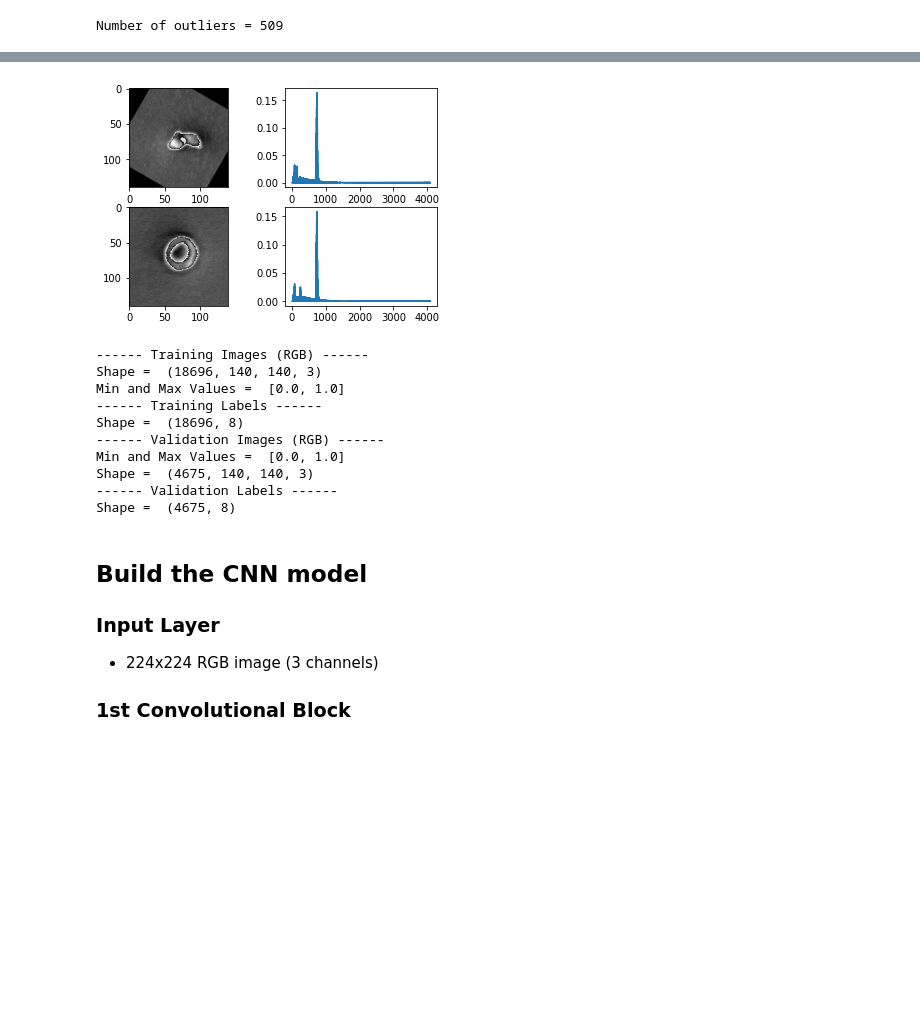
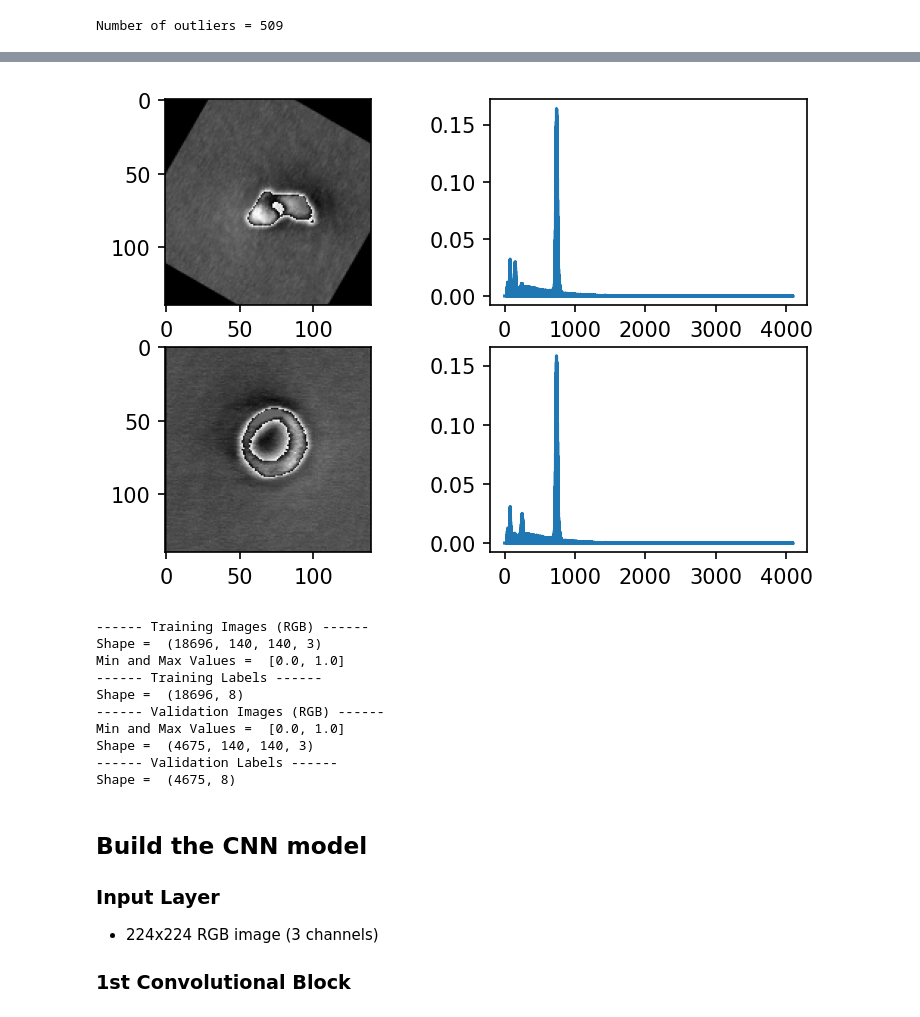
Before and after one commit to adbonzanini/ML-for-plasmas, a Jupyter notebook: Defect_Classification/Defect_Classification_CNN.ipynb, the cells around one changed output, grey strips where cells are left out. Saved outputs shown, nothing was run; the diff lists cells and outputs as text; code cells hidden in the pictures; blank space fills up the shorter version.

```diff
--- a/Defect_Classification/Defect_Classification_CNN.ipynb
+++ b/Defect_Classification/Defect_Classification_CNN.ipynb
@@ -152,35 +149,35 @@ sTrain, sVal, yTrain, yVal = train_test_split(specTrain_noOutliers, yTrainInt_no
 del specTrain_noOutliers, yTrainInt_noOutliers
 
 # Convert to categorical variables for training with softmax activation function in the final layer
 yTrainCat = tf.keras.utils.to_categorical(yTrain)
 yValCat = tf.keras.utils.to_categorical(yVal)
 
 # Plot a couple of examples and print the relevant dimensions
-plt.figure()
+plt.figure(dpi=150, figsize=(6, 4))
 plt.subplot(221)
 plt.imshow(xTrain[0,:,:, :])
 plt.subplot(222)
 plt.plot(sTrain[0,:])
 plt.subplot(223)
 plt.imshow(xVal[0,:,:, :])
 plt.subplot(224)
 plt.plot(sVal[0,:])
 plt.show()
 
 yTrain = tf.keras.utils.to_categorical
 
 print('------ Training Images (RGB) ------ ')
 print('Shape = ', xTrain.shape)
 print('Min and Max Values = ', [xTrain.min(), xTrain.max()])
 print('------ Training Labels ------ ')
 print('Shape = ', yTrainCat.shape)
 print('------ Validation Images (RGB) ------ ')
 print('Min and Max Values = ', [xVal.min(), xVal.max()])
 print('Shape = ', xVal.shape)
 print('------ Validation Labels ------ ')
 print('Shape = ', yValCat.shape)
 # %% [output]
-[figure, old version]
+[figure, new version]
 ------ Training Images (RGB) ------
 Shape =  (18696, 140, 140, 3)
 Min and Max Values =  [0.0, 1.0]
```
Also changed, not shown: parts of 5 cells of this notebook, 6 other files.
